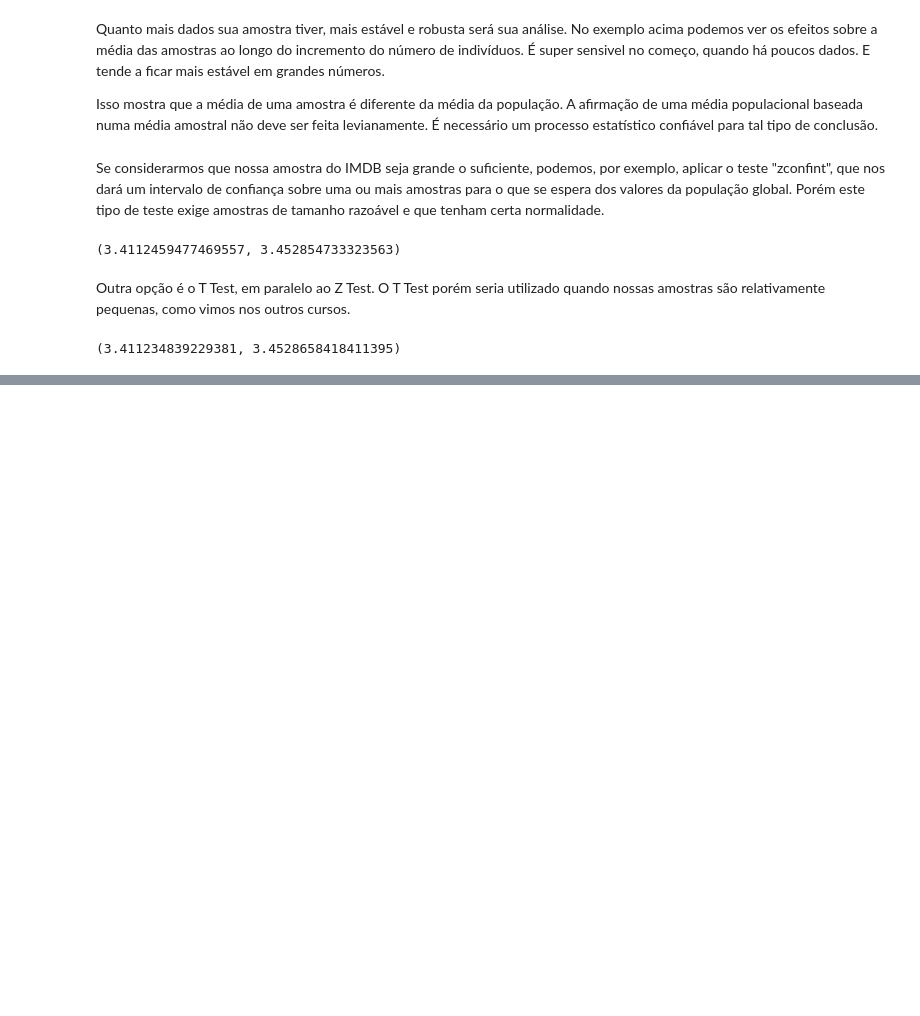
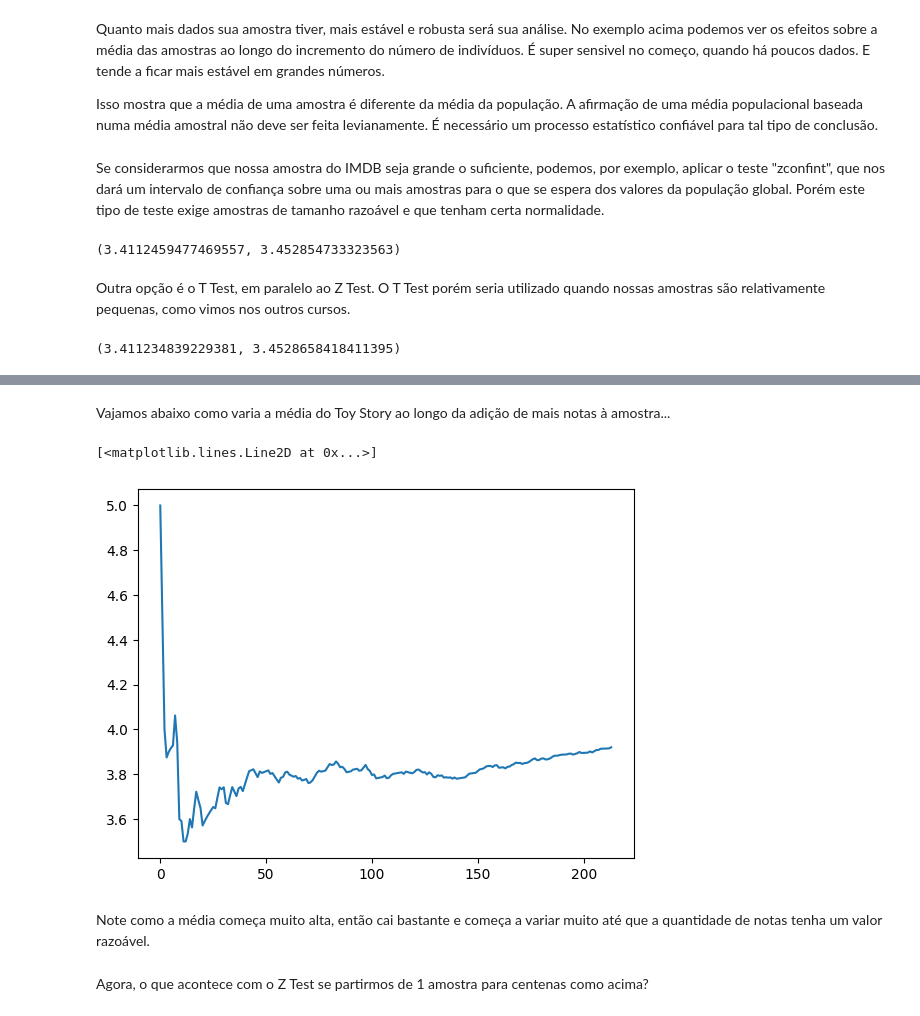
Before and after one commit to fernandowolff/estatistica_python, a Jupyter notebook: testes_estatisticos/Data Science - Introdução a Testes.ipynb, the cells around one changed output, grey strips where cells are left out. Cells and saved outputs as stored; diff of their text form; code cells hidden in the pictures; blank space fills up the shorter version.

Commit message:
Mais testes sobre uma amostra

```diff
--- a/testes_estatisticos/Data Science - Introdução a Testes.ipynb
+++ b/testes_estatisticos/Data Science - Introdução a Testes.ipynb
@@ -275,0 +344,15 @@ descr_todos_com_10_votos.tconfint_mean() # 5% de significância e bicaudal por p
+# %% [markdown]
+Vajamos abaixo como varia a média do Toy Story ao longo da adição de mais notas à amostra...
+# %%
+np.random.seed(75241)
+temp = notas1.sample(frac=1).rating
+
+medias = [temp[0:i].mean() for i in range(1, len(temp))]
+plt.plot(medias)
+# %% [output]
+[<matplotlib.lines.Line2D at 0x...>]
+[figure, added]
+# %% [markdown]
+Note como a média começa muito alta, então cai bastante e começa a variar muito até que a quantidade de notas tenha um valor razoável.
+# %% [markdown]
+Agora, o que acontece com o Z Test se partirmos de 1 amostra para centenas como acima?
```
Also changed, not shown: parts of 19 cells of this notebook.
